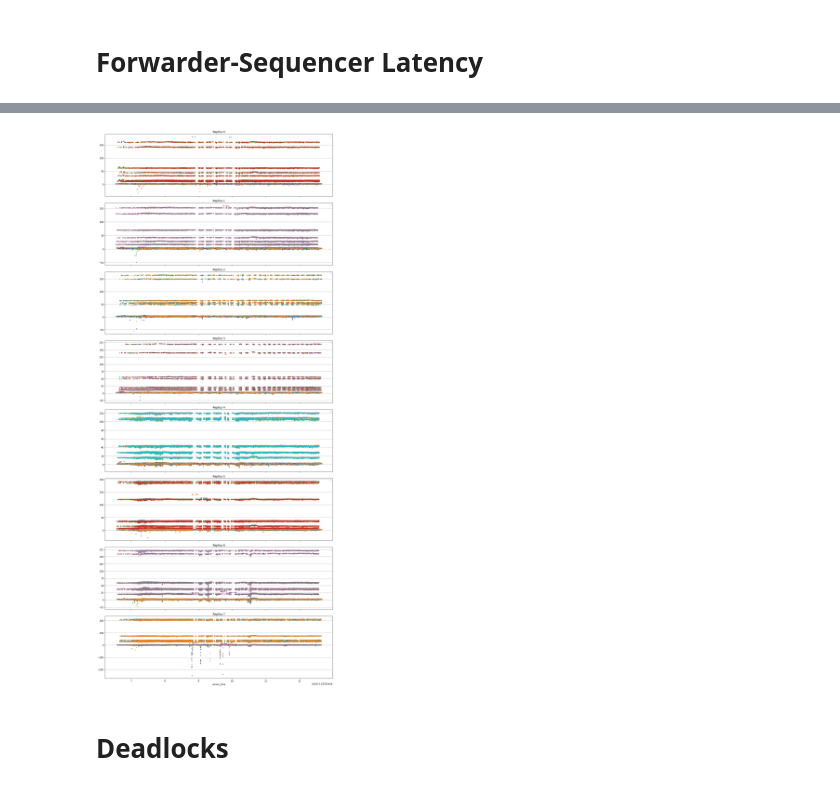
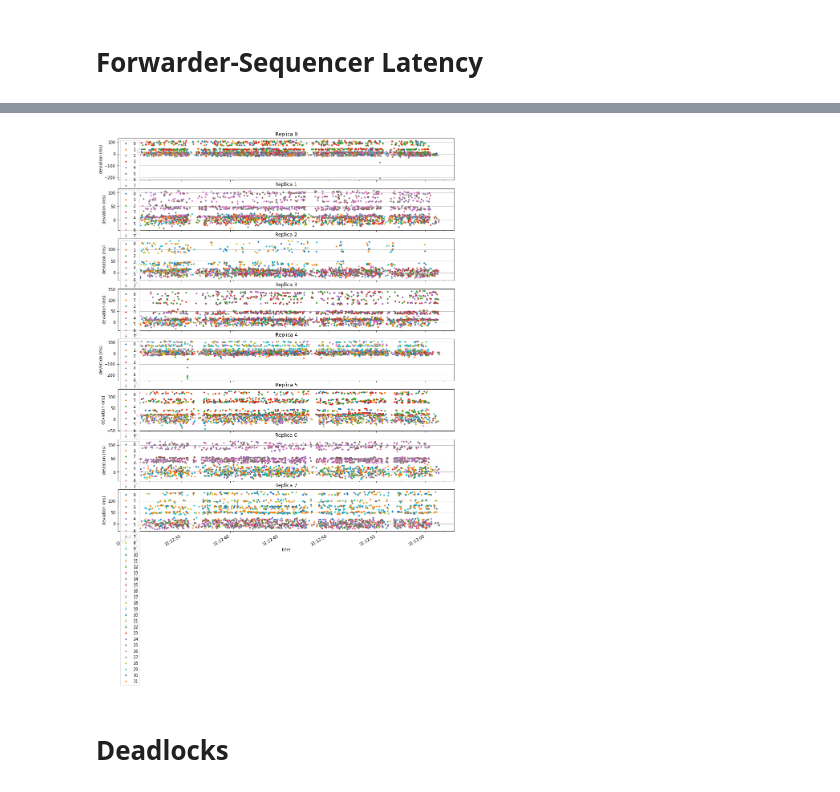
Before and after one commit to umd-dslam/DetockAnalysis, a Jupyter notebook: Other.ipynb, the cells around one changed output, grey strips where cells are left out. Saved outputs shown, nothing was run; the diff lists cells and outputs as text; code cells hidden in the pictures.

```diff
--- a/Other.ipynb
+++ b/Other.ipynb
@@ -30,7 +27,7 @@ The autoreload extension is already loaded. To reload it, use:
 # %% [markdown]
 # Forwarder-Sequencer Latency
 # %%
-PREFIX = 'main/ycsb-asymmetry/ddr_ts-clients3000-80'
+PREFIX = 'main/ycsb-jitter/ddr_ts-clients3000-20'
 SERVER = '0-0'
 
 forw_sequ_latency_schema = StructType([
@@ -45,7 +42,12 @@ fs_latency_df = spark.read.csv(
     f"{PREFIX}/server/{SERVER}/forw_sequ_latency.csv",
     header=True,
     schema=forw_sequ_latency_schema
-).toPandas()
-fs_latency_df.index = normalize2(fs_latency_df["src_time"])
-fs_latency_df["latency"] = (fs_latency_df["dst_time"] - fs_latency_df["src_time"]) / 1000000
-fs_latency_df["avg_time"] /= 1000000
+)\
+    .withColumn("avg_time", col("avg_time") / 1000000)\
+    .toPandas()
+
+fs_latency_df["src_time"] = pd.to_datetime(fs_latency_df["src_time"], unit="ns")
+fs_latency_df["dst_time"] = pd.to_datetime(fs_latency_df["dst_time"], unit="ns")
+fs_latency_df["src_recv_time"] = pd.to_datetime(fs_latency_df["src_recv_time"], unit="ns")
+fs_latency_df["latency"] = (fs_latency_df["dst_time"] - fs_latency_df["src_time"]) / np.timedelta64(1, 'ms')
+fs_latency_df
@@ -53,9 +69,17 @@ fs_latency_df["avg_time"] /= 1000000
 dst = sorted(fs_latency_df["dst"].unique())
 _, axes = plt.subplots(len(dst), 1, figsize=(15, 17), sharex=True)
 
+# fs_latency_df = fs_latency_df[fs_latency_df["src_recv_time"] > np.datetime64("2021-12-21 20:35:30")]
+
 for i, d in enumerate(dst):
-    fs_latency_df.loc[(fs_latency_df.dst == d) & (fs_latency_df.index > 0.1) & (fs_latency_df.latency < 300)].plot(
+    fs_latency_df.loc[(fs_latency_df.dst == d)].plot(
+        x="src_recv_time",
         y="latency",
+        ax=axes[i]
+    )
+    fs_latency_df.loc[(fs_latency_df.dst == d)].plot(
+        x="src_recv_time",
+        y="avg_time",
         ax=axes[i]
     )
     axes[i].set_title(f"dst = {d}")
@@ -83,0 +91,5 @@ txn_timestamps_df[txn_timestamps_df.dev < 0]
+# %%
+txn_timestamps_df = txn_timestamps_csv(spark, PREFIX).where(col("txn_timestamp") > 0).toPandas()
+txn_timestamps_df["txn_timestamp"] = pd.to_datetime(txn_timestamps_df["txn_timestamp"], unit="ns")
+txn_timestamps_df["server_time"] = pd.to_datetime(txn_timestamps_df["server_time"], unit="ns")
+txn_timestamps_df
@@ -84,28 +110,30 @@ txn_timestamps_df[txn_timestamps_df.dev < 0]
 # %%
 replicas = sorted(txn_timestamps_df["replica"].unique())
 
-_, axes = plt.subplots(len(replicas), 1, figsize=(15, 35), sharex=True)
+_, axes = plt.subplots(len(replicas), 1, figsize=(15, 20), sharex=True)
 
 for i, r in enumerate(replicas):
     filtered_by_rep = txn_timestamps_df[txn_timestamps_df.replica == r]
     from_machines = sorted(filtered_by_rep["from"].unique())
     for f in from_machines:
         filtered_by_rep[filtered_by_rep["from"] == f].plot(
             x="server_time",
             y="dev",
             ax=axes[i],
             linewidth=0,
             marker='.',
             label=f"{f}",
+            xlabel="time",
+            ylabel="deviation (ms)"
         )
     axes[i].set_title(f"Replica {r}")
     axes[i].grid(axis='y')
-    axes[i].legend([])
+    # axes[i].legend([])
 #     axes[i].set_yscale('log')
 
 plt.tight_layout()
 # %% [output]
-[figure, old version]
+[figure, new version]
 # %% [markdown]
 # Deadlocks
 # %%
```
Also changed, not shown: parts of 6 cells of this notebook, 6 other files.
